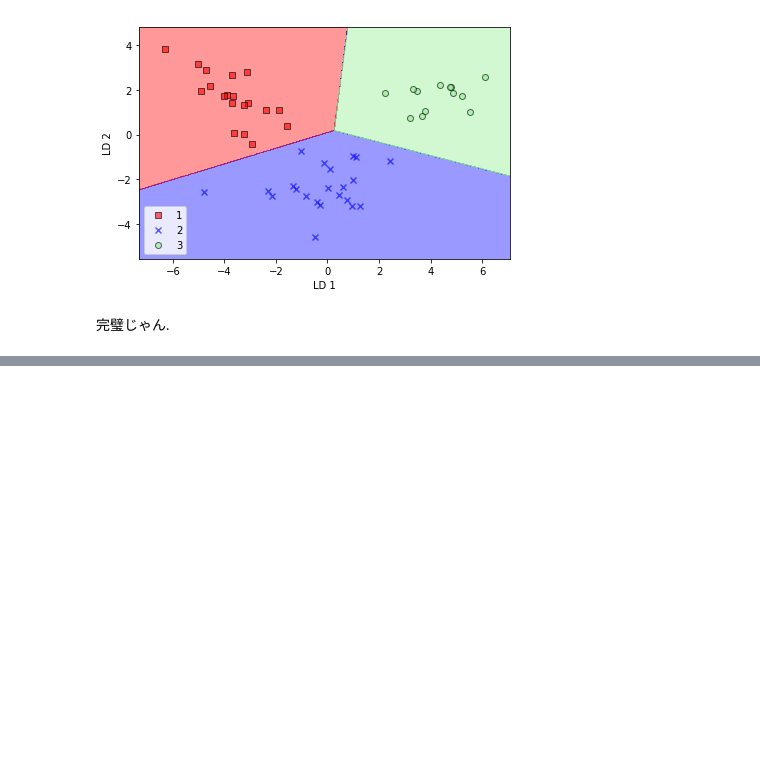
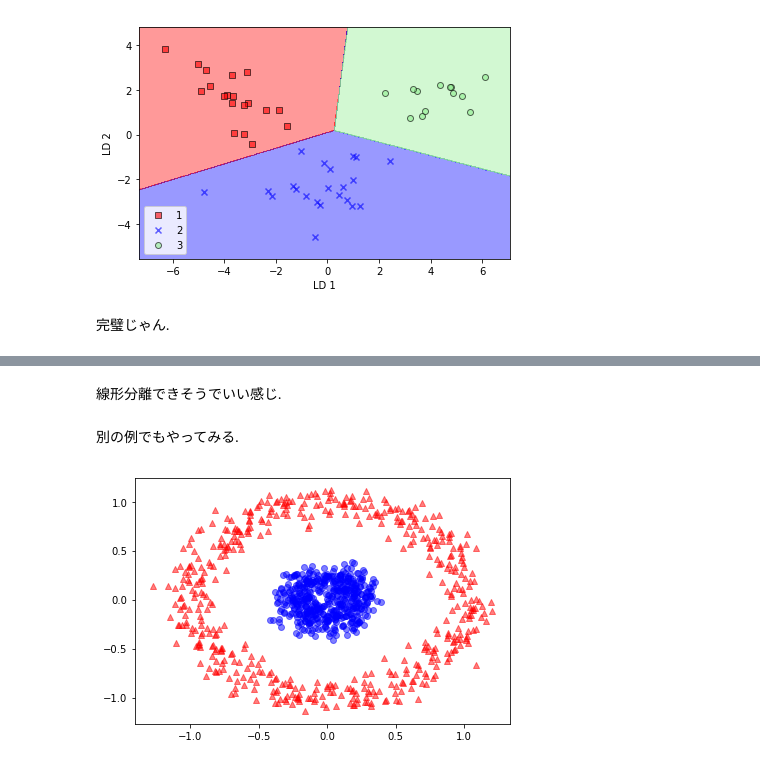
Before and after one commit to taq225/py_ML_book, a Jupyter notebook: Ch5.ipynb, the cells around one changed output, grey strips where cells are left out. Drawn from its saved outputs; the diff is of its cells as text; code cells hidden in the pictures; blank space fills up the shorter version.

```diff
--- a/Ch5.ipynb
+++ b/Ch5.ipynb
@@ -595,0 +860,17 @@ plt.show()
+# %% [markdown]
+線形分離できそうでいい感じ.
+# %% [markdown]
+別の例でもやってみる.
+# %%
+from sklearn.datasets import make_circles
+
+X, y = make_circles(n_samples=1000, random_state=123, noise=0.1, factor=0.2)
+
+plt.scatter(X[y == 0, 0], X[y == 0, 1], color='red', marker='^', alpha=0.5)
+plt.scatter(X[y == 1, 0], X[y == 1, 1], color='blue', marker='o', alpha=0.5)
+
+plt.tight_layout()
+# plt.savefig('./figures/circles_1.png', dpi=300)
+plt.show()
+# %% [output]
+[figure, added]
```
Also changed, not shown: parts of 36 cells of this notebook.
